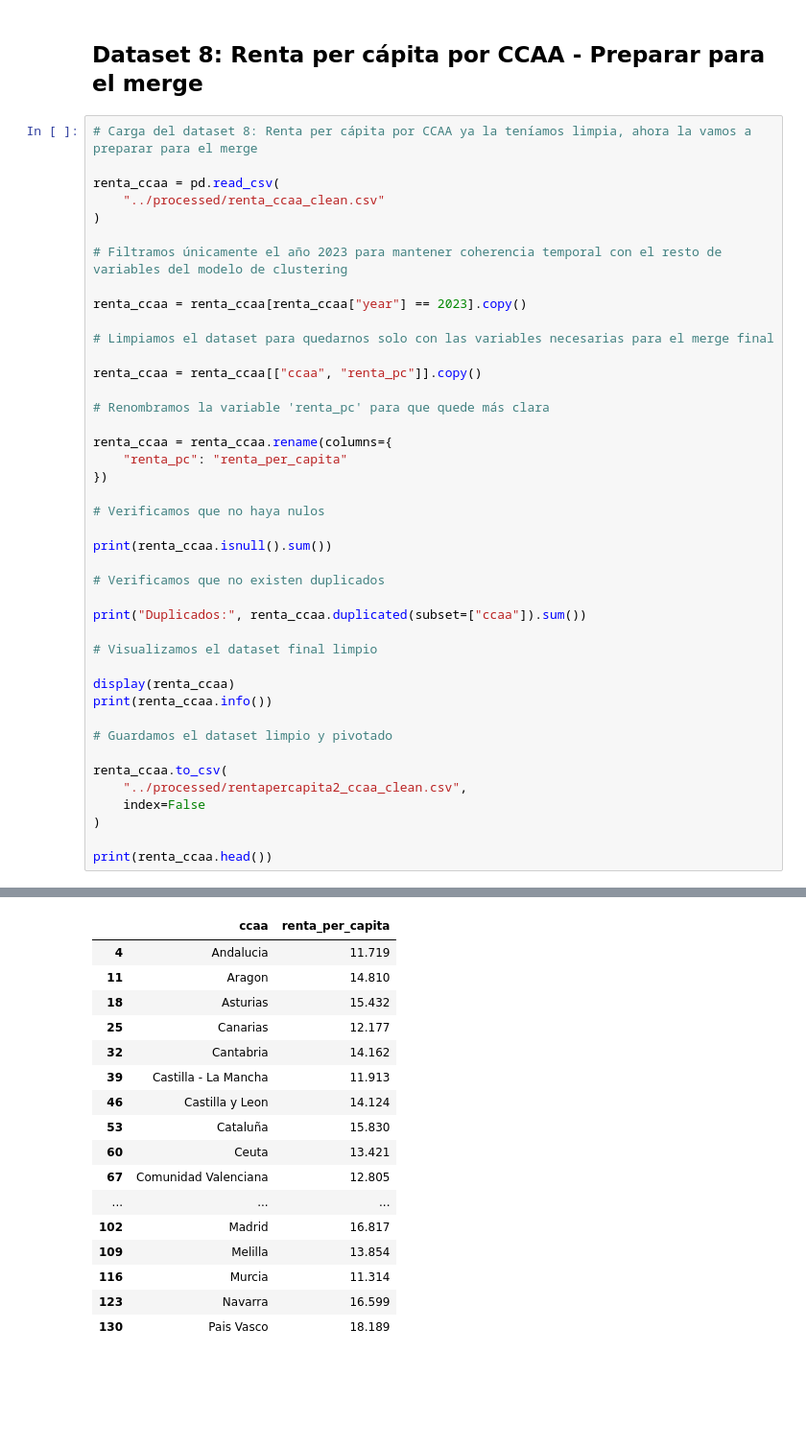
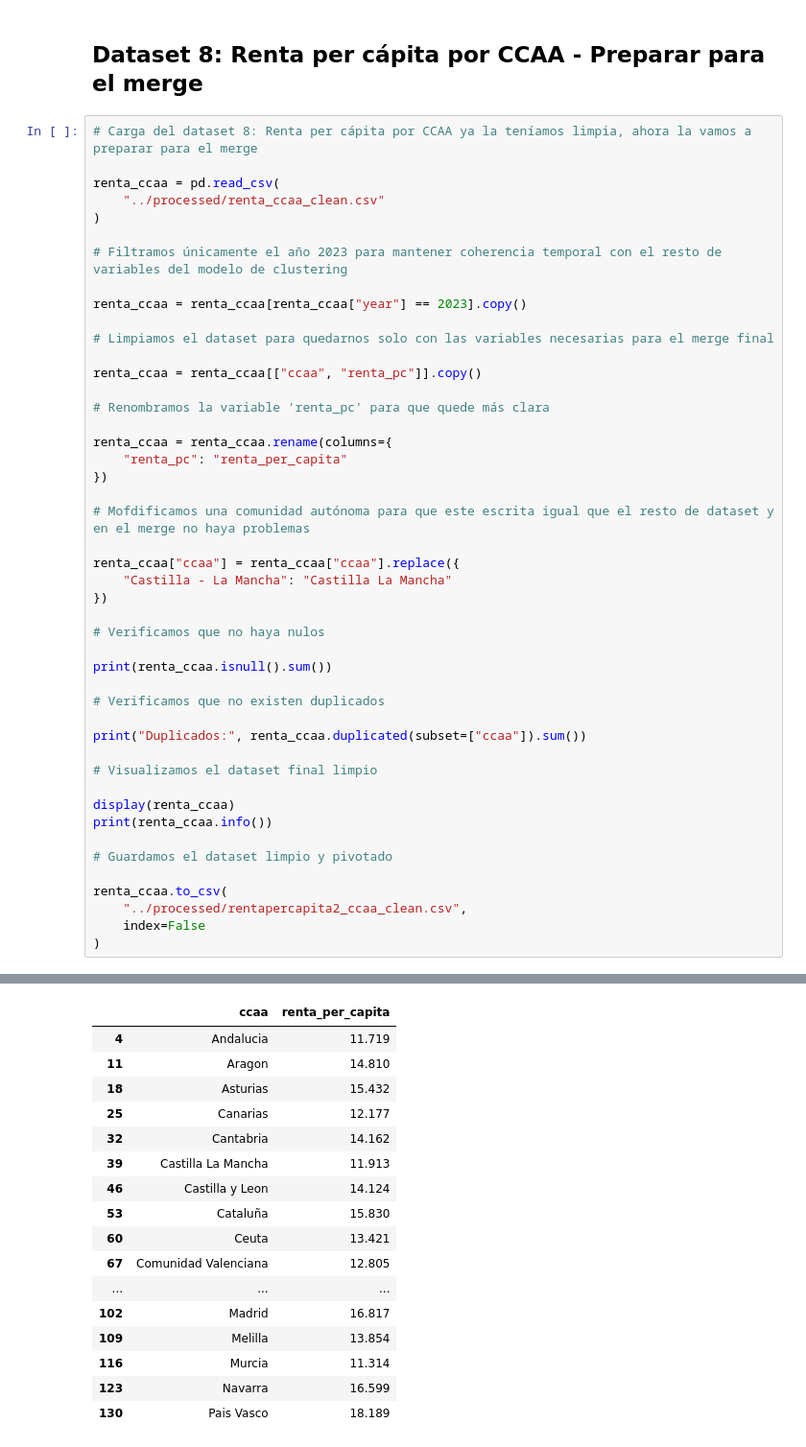
Before and after one commit to mariaduquelaredo/TFG---Maria-Duque, a Jupyter notebook: Notebook/IngenieriaDatoBase2.ipynb, the cells around one changed output, grey strips where cells are left out. Shown at 96% size. Drawn from its saved outputs; the diff is of its cells as text; blank space fills up the shorter version.

```diff
--- a/Notebook/IngenieriaDatoBase2.ipynb
+++ b/Notebook/IngenieriaDatoBase2.ipynb
@@ -1154,39 +1154,43 @@ renta_ccaa = renta_ccaa.rename(columns={
     "renta_pc": "renta_per_capita"
 })
 
+# Mofdificamos una comunidad autónoma para que este escrita igual que el resto de dataset y en el merge no haya problemas
+
+renta_ccaa["ccaa"] = renta_ccaa["ccaa"].replace({
+    "Castilla - La Mancha": "Castilla La Mancha"
+})
+
 # Verificamos que no haya nulos
 
 print(renta_ccaa.isnull().sum())
 
 # Verificamos que no existen duplicados
 
 print("Duplicados:", renta_ccaa.duplicated(subset=["ccaa"]).sum())
 
 # Visualizamos el dataset final limpio
 
 display(renta_ccaa)
 print(renta_ccaa.info())
 
 # Guardamos el dataset limpio y pivotado
 
 renta_ccaa.to_csv(
     "../processed/rentapercapita2_ccaa_clean.csv",
     index=False
 )
-
-print(renta_ccaa.head())
 # %% [output]
 ccaa                0
 renta_per_capita    0
 dtype: int64
 Duplicados: 0
 |  | ccaa | renta_per_capita |
 | 4 | Andalucia | 11.719 |
 | 11 | Aragon | 14.810 |
 | 18 | Asturias | 15.432 |
 | 25 | Canarias | 12.177 |
 | 32 | Cantabria | 14.162 |
-| 39 | Castilla - La Mancha | 11.913 |
+| 39 | Castilla La Mancha | 11.913 |
 | 46 | Castilla y Leon | 14.124 |
 | 53 | Cataluña | 15.830 |
 | 60 | Ceuta | 13.421 |
```
Also changed, not shown: parts of 5 cells of this notebook, 1 other file.
